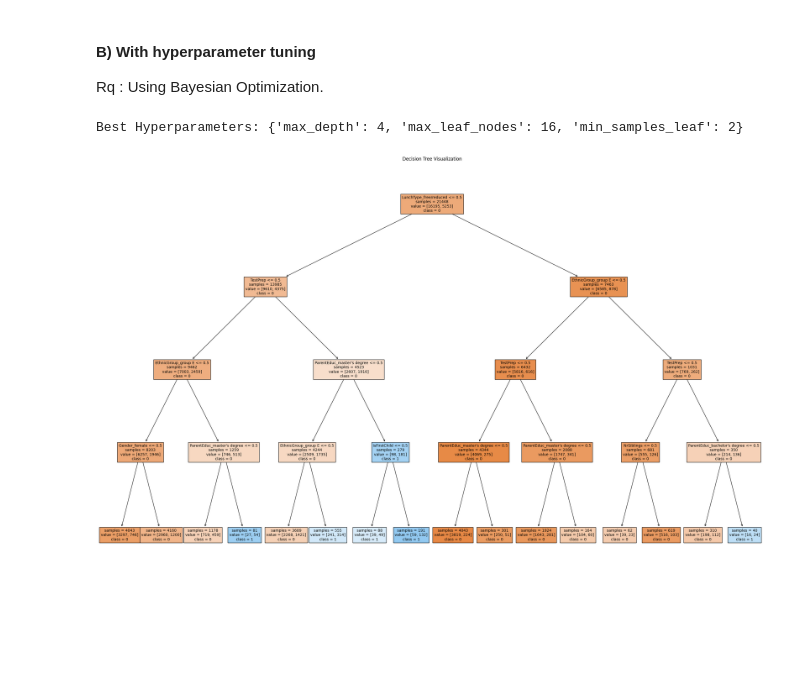
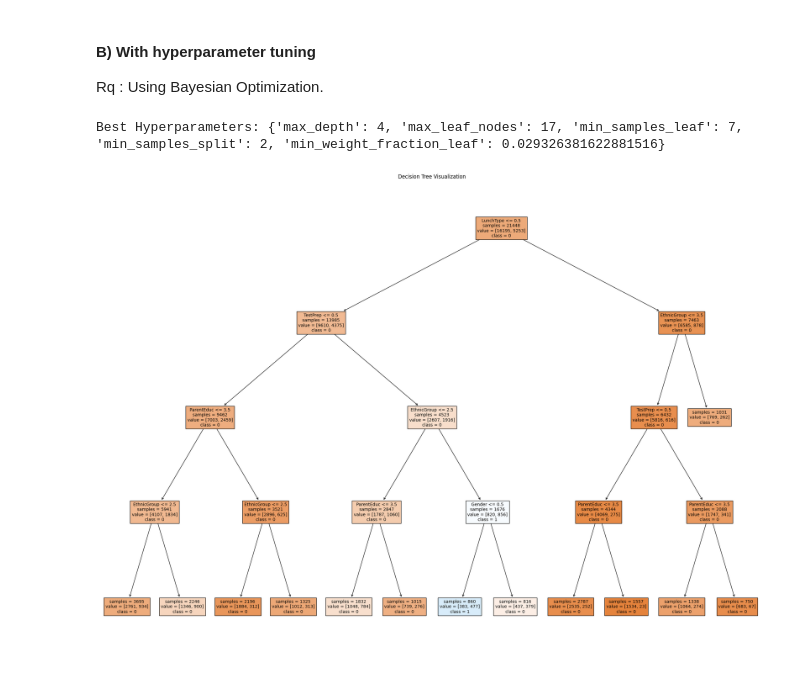
Before and after one commit to ChrisTho23/fairness-and-explainability, a Jupyter notebook: Whitebox/main.ipynb, the cells around one changed output. Cells and saved outputs as stored; diff of their text form; code cells hidden in the pictures; blank space fills up the shorter version.

Commit message:
Implementing the whitebox models

```diff
--- a/Whitebox/main.ipynb
+++ b/Whitebox/main.ipynb
@@ -149,44 +208,52 @@ plt.show()
 #### B) With hyperparameter tuning
 Rq : Using Bayesian Optimization.
 # %%
-from hyperopt import fmin, tpe, hp, Trials
-from sklearn.model_selection import cross_val_score
-
-# Define the objective function to minimize (e.g., negative accuracy)
+# Objective function to minimize
 def objective(params):
     decision_tree = DecisionTreeClassifier(
-        random_state = 42,
-        max_depth = params['max_depth'],
-        min_samples_leaf = params['min_samples_leaf'],
-        max_leaf_nodes = params['max_leaf_nodes']
+        random_state=42,
+        max_depth=params['max_depth'],
+        min_samples_leaf=params['min_samples_leaf'],
+        max_leaf_nodes=params['max_leaf_nodes'],
+        min_samples_split=params['min_samples_split'],
+        min_weight_fraction_leaf=params['min_weight_fraction_leaf'],
     )
     score = -cross_val_score(decision_tree, X_train, y_train, cv=5, scoring='accuracy').mean()
     return score
 
-# Define the search space for hyperparameters
+# Space for hyperparameters gridsearch
 space = {
-    'max_depth': hp.randint('max_depth', 1, 13),  # 1 to 12
+    'max_depth': hp.randint('max_depth', 1, 13),
     'min_samples_leaf': hp.randint('min_samples_leaf', 1, 11),
     'max_leaf_nodes': hp.randint('max_leaf_nodes', 2, 100),
+    'min_samples_split': hp.randint('min_samples_split', 2, 21),
+    'min_weight_fraction_leaf': hp.uniform('min_weight_fraction_leaf', 0.0, 0.5),
 }
+
 trials = Trials()
 best = fmin(fn=objective,
             space=space,
             algo=tpe.suggest,
-            max_evals=200,
+            max_evals=400,
             trials=trials,
-            rstate= np.random.default_rng(seed=42))
+            rstate=np.random.default_rng(seed=42))
+
 print("Best Hyperparameters:", best)
+
 best_max_depth = int(best['max_depth'])
 best_min_samples_leaf = int(best['min_samples_leaf'])
 best_max_leaf_nodes = int(best['max_leaf_nodes'])
+best_min_samples_split = int(best['min_samples_split'])
+best_min_weight_fraction_leaf = best['min_weight_fraction_leaf']
 
 # Fit the model and make predictions
 best_decision_tree = DecisionTreeClassifier(
     random_state=42,
     max_depth=best_max_depth,
     min_samples_leaf=best_min_samples_leaf,
-    max_leaf_nodes=best_max_leaf_nodes
+    max_leaf_nodes=best_max_leaf_nodes,
+    min_samples_split=best_min_samples_split,
+    min_weight_fraction_leaf=best_min_weight_fraction_leaf,
 )
 best_decision_tree.fit(X_train, y_train)
 y_val_pred_binary = best_decision_tree.predict(X_val)
@@ -212,23 +279,22 @@ results_dict_dt = {
 results_df_dt = pd.DataFrame(results_dict_dt)
 df_whitebox_results = pd.concat([df_whitebox_results, results_df_dt], ignore_index=True)
 # %% [output]
-Best Hyperparameters: {'max_depth': 4, 'max_leaf_nodes': 16, 'min_samples_leaf': 2}
+Best Hyperparameters: {'max_depth': 4, 'max_leaf_nodes': 17, 'min_samples_leaf': 7, 'min_samples_split': 2, 'min_weight_fraction_leaf': 0.029326381622881516}
 # %%
 # Decision Tree logic plot
-
-plt.figure(figsize=(32, 20))
+plt.figure(figsize=(28, 20))
 plot_tree(
     best_decision_tree,
     filled=True,
     feature_names=X_train.columns.tolist(),
     class_names=['0', '1'],
     fontsize=10,
     impurity=False
 )
 plt.title("Decision Tree Visualization")
 plt.show()
 # %% [output]
-[figure, old version]
+[figure, new version]
 # %%
 # Get feature importances from the best_decision_tree model
 feature_importances = best_decision_tree.feature_importances_
```
Also changed, not shown: parts of 40 cells of this notebook.
